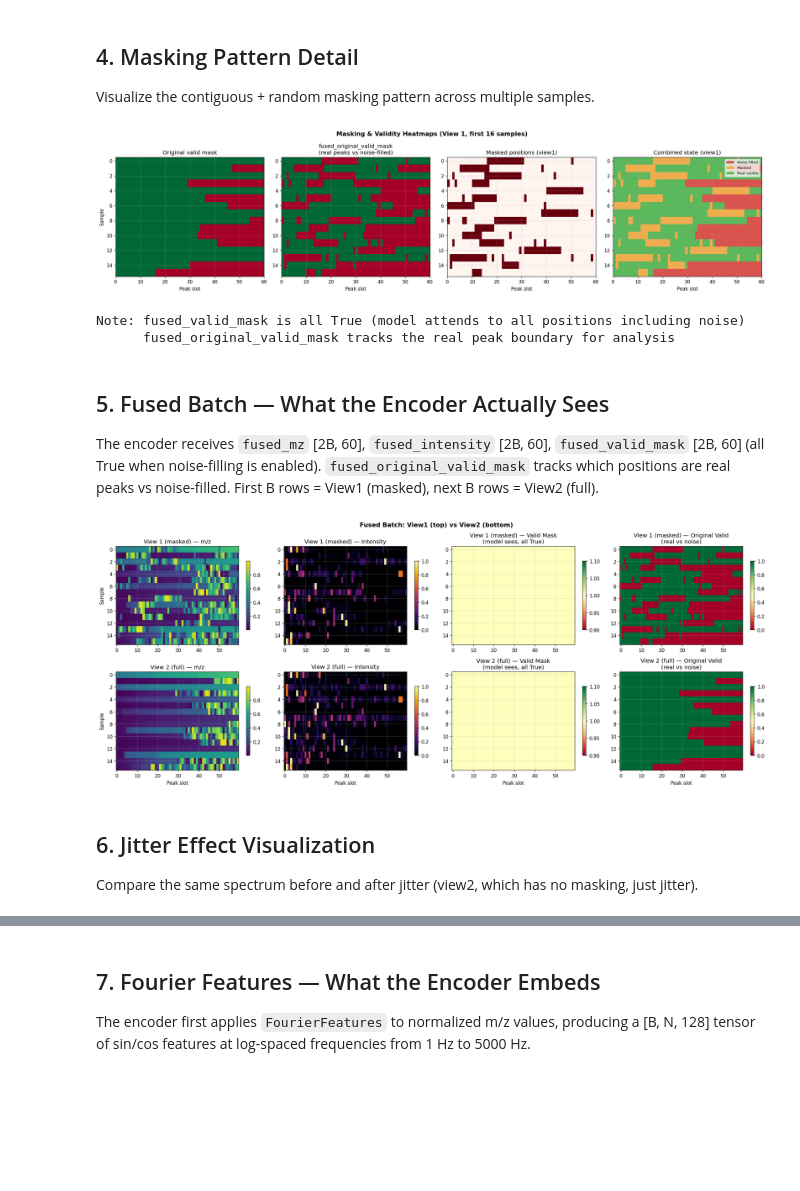
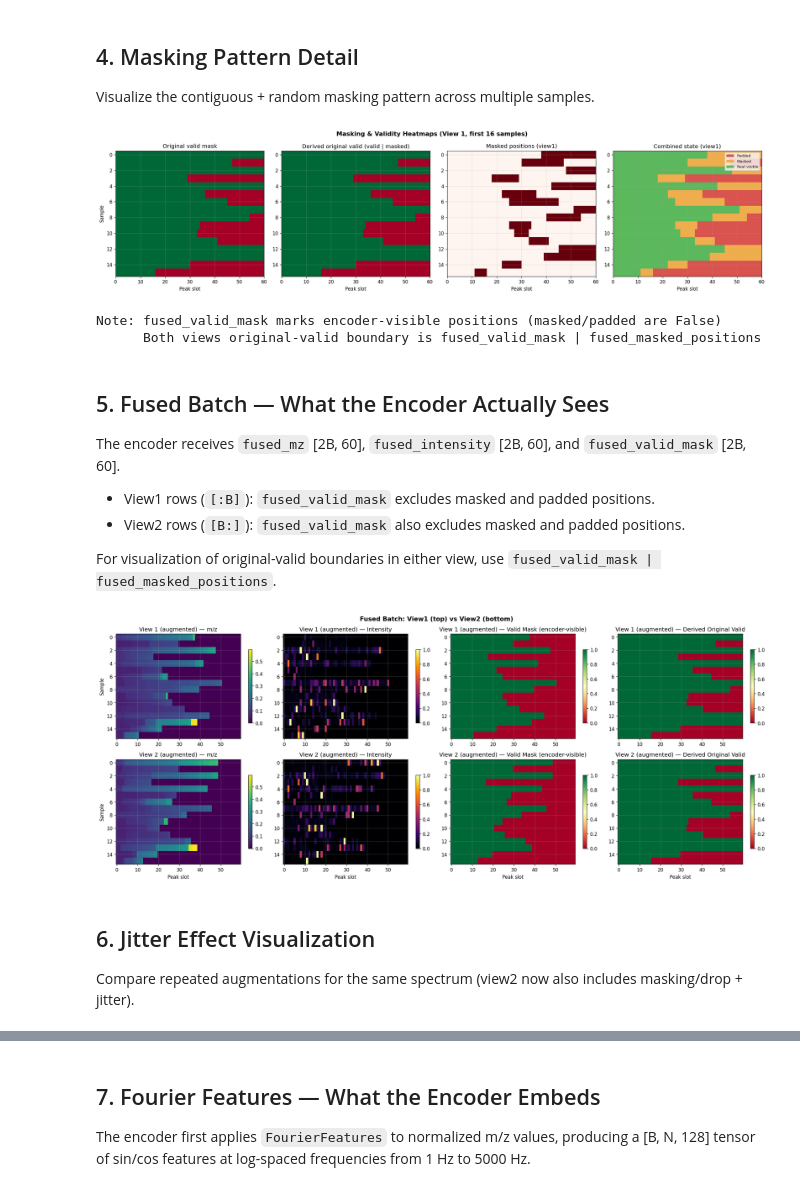
Before and after one commit to wchen99998/spectra-learning, a Jupyter notebook: notebooks/visualize_input_pipeline.executed.ipynb, the cells around one changed output, grey strips where cells are left out. Drawn from its saved outputs; the diff is of its cells as text; code cells hidden in the pictures; blank space fills up the shorter version.

```diff
--- a/notebooks/visualize_input_pipeline.executed.ipynb
+++ b/notebooks/visualize_input_pipeline.executed.ipynb
@@ -64,13 +64,13 @@ raw_ds = _build_dataset(
     tfrecord_buffer_size=dm.tfrecord_buffer_size,
     max_precursor_mz=dm.max_precursor_mz,
     include_fingerprint=False,
-    intensity_scaling=dm.intensity_scaling,
     min_peak_intensity=dm.min_peak_intensity,
     mz_representation=dm.mz_representation,
     include_sigreg_augmentation=False,  # No augmentation
-    sigreg_contiguous_mask_fraction=0.25,
-    sigreg_contiguous_mask_min_len=1,
-    sigreg_random_mask_prob=0.05,
+    sigreg_contiguous_mask_fraction_min=0.10,
+    sigreg_contiguous_mask_fraction_max=0.40,
+    sigreg_random_drop_fraction_min=0.05,
+    sigreg_random_drop_fraction_max=0.15,
     sigreg_mz_jitter_std=0.0001,
     sigreg_intensity_jitter_std=0.005,
     peak_ordering=cfg.peak_ordering,
@@ -326,19 +326,19 @@ fig, axes = plt.subplots(1, 4, figsize=(20, 5))
 fig.suptitle('Masking & Validity Heatmaps (View 1, first 16 samples)', fontsize=13, fontweight='bold')
 
 N = _NUM_PEAKS_OUTPUT
-v1_orig_valid_all = aug_batch['fused_original_valid_mask'][:B]  # [B, N] — true valid/noise boundary
-v1_model_valid_all = aug_batch['fused_valid_mask'][:B]          # [B, N] — what model sees (all True)
 v1_masked_all = aug_batch['fused_masked_positions'][:B]         # [B, N]
+v1_model_valid_all = aug_batch['fused_valid_mask'][:B]          # [B, N] — what model sees
+v1_orig_valid_all = v1_model_valid_all | v1_masked_all          # [B, N] — original valid boundary
 orig_valid_all = raw_batch['peak_valid_mask'][:B]
 
-# Combined state: 0=noise-filled, 1=masked, 2=real peak (visible), 3=masked real peak
+# Combined state: 0=padded, 1=masked, 2=real peak (visible)
 combined = np.zeros_like(orig_valid_all, dtype=float)
 combined[v1_orig_valid_all.astype(bool) & ~v1_masked_all.astype(bool)] = 2  # real, visible
 combined[v1_masked_all.astype(bool)] = 1  # masked
-# noise-filled stays 0
+# padded stays 0
 
 from matplotlib.colors import ListedColormap
-cmap3 = ListedColormap(['#d9534f', '#f0ad4e', '#5cb85c'])  # red=noise, orange=masked, green=real visible
+cmap3 = ListedColormap(['#d9534f', '#f0ad4e', '#5cb85c'])  # red=padded, orange=masked, green=real visible
 
 # (a) Original valid mask (pre-augmentation)
 ax = axes[0]
@@ -348,11 +348,11 @@ ax.set_title('Original valid mask')
 ax.set_xlabel('Peak slot')
 ax.set_ylabel('Sample')
 
-# (b) Original valid mask after augmentation (real peaks vs noise)
+# (b) Derived original valid mask after augmentation
 ax = axes[1]
 ax.imshow(v1_orig_valid_all.astype(float), aspect='auto', cmap='RdYlGn',
           interpolation='nearest', extent=[0, N, B-0.5, -0.5])
-ax.set_title('fused_original_valid_mask\n(real peaks vs noise-filled)')
+ax.set_title('Derived original valid (valid | masked)')
 ax.set_xlabel('Peak slot')
 
 # (c) Masked positions (view1)
@@ -362,14 +362,14 @@ ax.imshow(v1_masked_all.astype(float), aspect='auto', cmap='Reds',
 ax.set_title('Masked positions (view1)')
 ax.set_xlabel('Peak slot')
 
-# (d) Combined: noise-filled / masked / real visible
+# (d) Combined: padded / masked / real visible
 ax = axes[3]
 im = ax.imshow(combined, aspect='auto', cmap=cmap3, vmin=0, vmax=2,
                interpolation='nearest', extent=[0, N, B-0.5, -0.5])
 ax.set_title('Combined state (view1)')
 ax.set_xlabel('Peak slot')
 legend_elements = [
-    Patch(facecolor='#d9534f', label='Noise-filled'),
+    Patch(facecolor='#d9534f', label='Padded'),
     Patch(facecolor='#f0ad4e', label='Masked'),
     Patch(facecolor='#5cb85c', label='Real visible'),
 ]
@@ -379,61 +379,66 @@ plt.tight_layout()
 plt.savefig('notebooks/fig_mask_heatmap.png', bbox_inches='tight')
 plt.show()
 
-print(f"Note: fused_valid_mask is all True (model attends to all positions including noise)")
-print(f"      fused_original_valid_mask tracks the real peak boundary for analysis")
+print('Note: fused_valid_mask marks encoder-visible positions (masked/padded are False)')
+print('      Both views original-valid boundary is fused_valid_mask | fused_masked_positions')
 # %% [output]
-[figure, old version]
+[figure, new version]
-Note: fused_valid_mask is all True (model attends to all positions including noise)
-      fused_original_valid_mask tracks the real peak boundary for analysis
+Note: fused_valid_mask marks encoder-visible positions (masked/padded are False)
+      Both views original-valid boundary is fused_valid_mask | fused_masked_positions
 # %% [markdown]
 ## 5. Fused Batch — What the Encoder Actually Sees
 
-The encoder receives `fused_mz` [2B, 60], `fused_intensity` [2B, 60], `fused_valid_mask` [2B, 60] (all True when noise-filling is enabled). `fused_original_valid_mask` tracks which positions are real peaks vs noise-filled. First B rows = View1 (masked), next B rows = View2 (full).
+The encoder receives `fused_mz` [2B, 60], `fused_intensity` [2B, 60], and `fused_valid_mask` [2B, 60].
+- View1 rows (`[:B]`): `fused_valid_mask` excludes masked and padded positions.
+- View2 rows (`[B:]`): `fused_valid_mask` also excludes masked and padded positions.
+
+For visualization of original-valid boundaries in either view, use `fused_valid_mask | fused_masked_positions`.
 # %%
 fig, axes = plt.subplots(2, 4, figsize=(20, 8))
 fig.suptitle('Fused Batch: View1 (top) vs View2 (bottom)', fontsize=13, fontweight='bold')
 
 fused_mz = aug_batch['fused_mz']      # [2B, N]
 fused_int = aug_batch['fused_intensity']
-fused_valid = aug_batch['fused_valid_mask']           # all True (model sees)
-fused_orig_valid = aug_batch['fused_original_valid_mask']  # real peaks vs noise
+fused_valid = aug_batch['fused_valid_mask']
+fused_orig_valid = fused_valid.copy()
+fused_orig_valid = fused_orig_valid | aug_batch['fused_masked_positions']
 
-for row, (label, start) in enumerate([('View 1 (masked)', 0), ('View 2 (full)', B)]):
+for row, (label, start) in enumerate([('View 1 (augmented)', 0), ('View 2 (augmented)', B)]):
     sl = slice(start, start + B)
 
     ax = axes[row, 0]
     im = ax.imshow(fused_mz[sl], aspect='auto', cmap='viridis', interpolation='nearest')
     ax.set_title(f'{label} — m/z')
     ax.set_ylabel('Sample')
     plt.colorbar(im, ax=ax, shrink=0.7)
 
     ax = axes[row, 1]
     im = ax.imshow(fused_int[sl], aspect='auto', cmap='inferno', interpolation='nearest')
     ax.set_title(f'{label} — Intensity')
     plt.colorbar(im, ax=ax, shrink=0.7)
 
     ax = axes[row, 2]
     im = ax.imshow(fused_valid[sl].astype(float), aspect='auto', cmap='RdYlGn', interpolation='nearest')
-    ax.set_title(f'{label} — Valid Mask\n(model sees, all True)')
+    ax.set_title(f'{label} — Valid Mask (encoder-visible)')
     plt.colorbar(im, ax=ax, shrink=0.7)
 
     ax = axes[row, 3]
     im = ax.imshow(fused_orig_valid[sl].astype(float), aspect='auto', cmap='RdYlGn', interpolation='nearest')
-    ax.set_title(f'{label} — Original Valid\n(real vs noise)')
+    ax.set_title(f'{label} — Derived Original Valid')
     plt.colorbar(im, ax=ax, shrink=0.7)
 
 for ax in axes[1]:
     ax.set_xlabel('Peak slot')
 
 plt.tight_layout()
 plt.savefig('notebooks/fig_fused_batch.png', bbox_inches='tight')
 plt.show()
 # %% [output]
-[figure, old version]
+[figure, new version]
 # %% [markdown]
 ## 6. Jitter Effect Visualization
 
-Compare the same spectrum before and after jitter (view2, which has no masking, just jitter).
+Compare repeated augmentations for the same spectrum (view2 now also includes masking/drop + jitter).
 # %%
 # Run augmentation multiple times to see jitter distribution
 n_runs = 50
```
Also changed, not shown: parts of 10 cells of this notebook, 4 other files.
